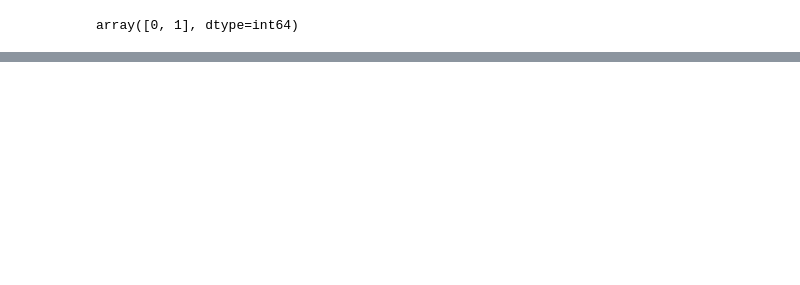
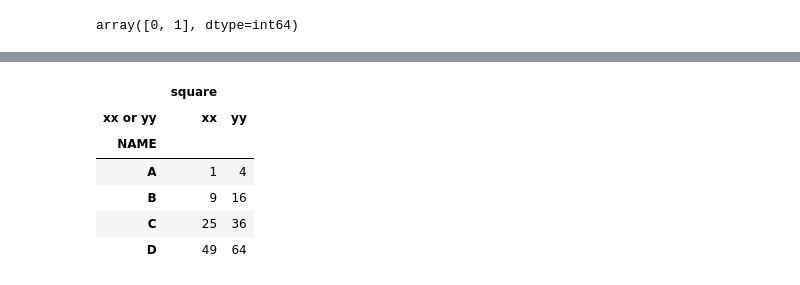
Before and after one commit to birdwatcherYT/pandas_test, a Jupyter notebook: pandas_test.ipynb, the cells around one changed output, grey strips where cells are left out. Drawn from its saved outputs; the diff is of its cells as text; code cells hidden in the pictures; blank space fills up the shorter version.

```diff
--- a/pandas_test.ipynb
+++ b/pandas_test.ipynb
@@ -308,0 +330,12 @@ dic
+# %%
+# 横形式に戻す
+df=df.pivot(index='NAME', columns='xx or yy', values=['square'])
+df
+# %% [output]
+|  | square |  |
+| xx or yy | xx | yy |
+| NAME |  |  |
+| A | 1 | 4 |
+| B | 9 | 16 |
+| C | 25 | 36 |
+| D | 49 | 64 |
```
Also changed, not shown: parts of 11 cells of this notebook.
